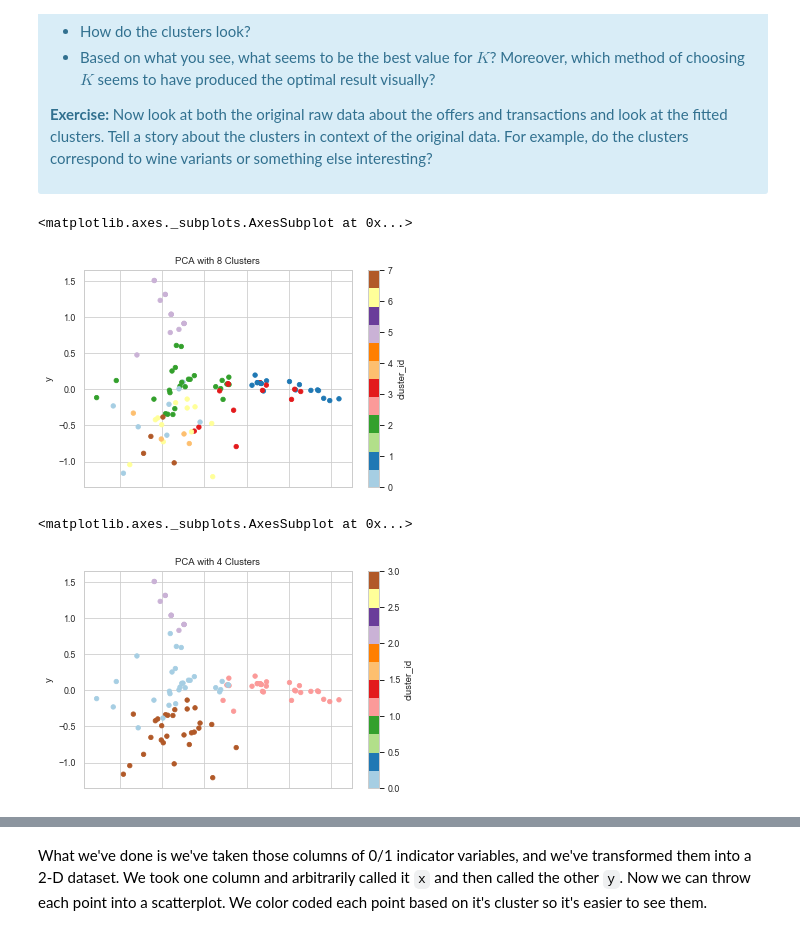
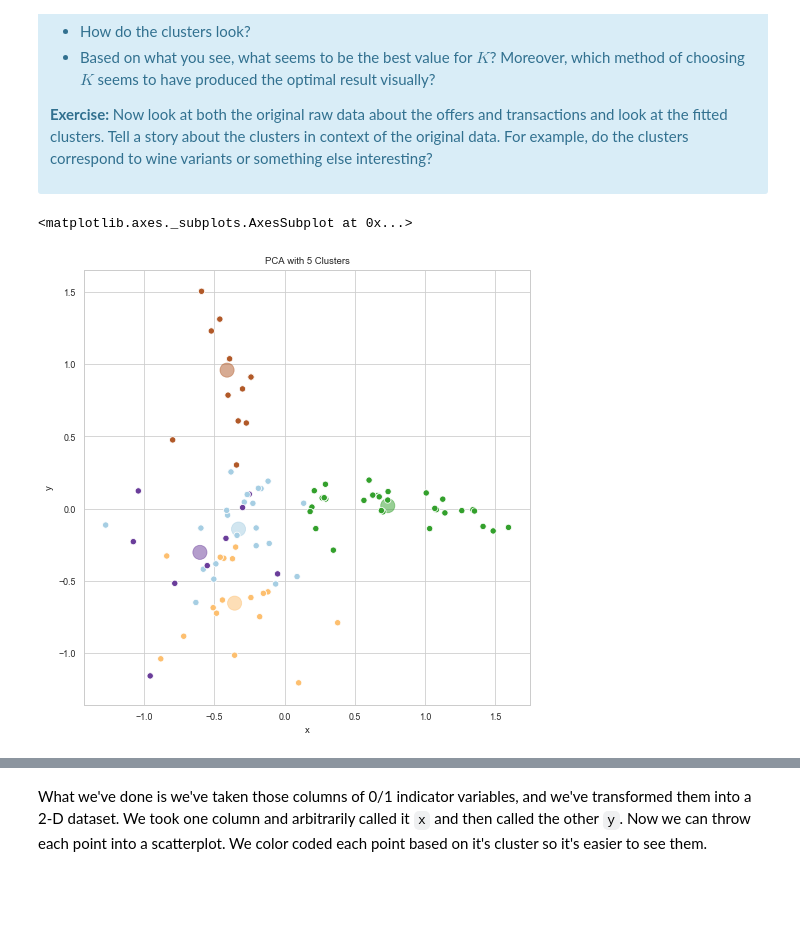
Before and after one commit to TheeChris/springboard, a Jupyter notebook: clustering/Mini_Project_Clustering.ipynb, the cells around one changed output, grey strips where cells are left out. Saved outputs shown, nothing was run; the diff lists cells and outputs as text; code cells hidden in the pictures; blank space fills up the shorter version.

Commit message:
add PCA transform and insights

```diff
--- a/clustering/Mini_Project_Clustering.ipynb
+++ b/clustering/Mini_Project_Clustering.ipynb
@@ -408,39 +417,39 @@ This is only one use of PCA for dimension reduction. We can also use PCA when we
 <p><b>Exercise:</b> Now look at both the original raw data about the offers and transactions and look at the fitted clusters. Tell a story about the clusters in context of the original data. For example, do the clusters correspond to wine variants or something else interesting?</p>
 </div>
 # %%
-# K-means model with 8 clusters
-model = KMeans(n_clusters=8, random_state=22).fit(x_cols)
+# K-means model with 5 clusters
+model = KMeans(n_clusters=5, random_state=42).fit(x_cols)
 
 # apply PCA
-from sklearn.decomposition import PCA
 pca = PCA(n_components=2)
 pca_features = pca.fit_transform(x_cols)
 
 # create dataframe with principal components
 x = pca_features[:,0]
 y = pca_features[:,1]
 names = df_pivot.index
 cluster = model.labels_
+centroids = pca.transform(model.cluster_centers_)
+centroids_df = pd.DataFrame({'centroid':np.arange(1,6),
+                             'centroid_x':centroids[:,0],
+                             'centroid_y':centroids[:,1]})
 
 pca_df = pd.DataFrame({'customer_name':names,'cluster_id':cluster,'x':x,'y':y})
 
+
+fig, ax = plt.subplots(figsize=(8,8))
+# plot centroids
+centroids_df.plot('centroid_x', 'centroid_y', kind='scatter',
+                      ax=ax, s=200, alpha=0.5, cmap=plt.get_cmap('Paired'),
+                      c=centroids_df.centroid, colorbar=False)
+
 # Scatter plot xs vs ys
-pca_df.plot('x', 'y', c='cluster_id', kind='scatter',
-            cmap=plt.get_cmap('Paired'), title='PCA with 8 Clusters')
+pca_df.plot('x', 'y', c='cluster_id', kind='scatter', ax=ax, s=40,
+            cmap=plt.get_cmap('Paired'), title='PCA with 5 Clusters\n(centroids enlarged)',
+            edgecolor='w', colorbar=False)
 # %% [output]
 <matplotlib.axes._subplots.AxesSubplot at 0x...>
-[figure, old version]
+[figure, new version]
-# %%
-cluster = kmeans.labels_
-
-pca_df = pd.DataFrame({'customer_name':names,'cluster_id':cluster,'x':x,'y':y})
-
-# Scatter plot xs vs ys
-pca_df.plot('x', 'y', c='cluster_id', kind='scatter',
-            cmap=plt.get_cmap('Paired'), title='PCA with 4 Clusters')
-# %% [output]
-<matplotlib.axes._subplots.AxesSubplot at 0x...>
-[figure, removed]
 # %%
 fig = plt.figure(figsize=(12,28))
 
```
Also changed, not shown: parts of 32 cells of this notebook.
